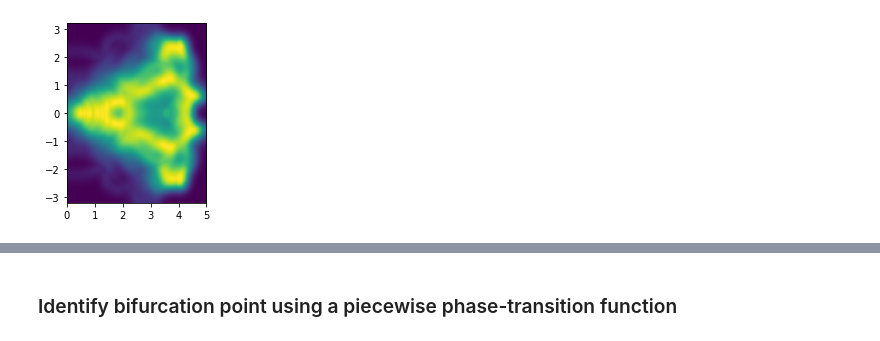
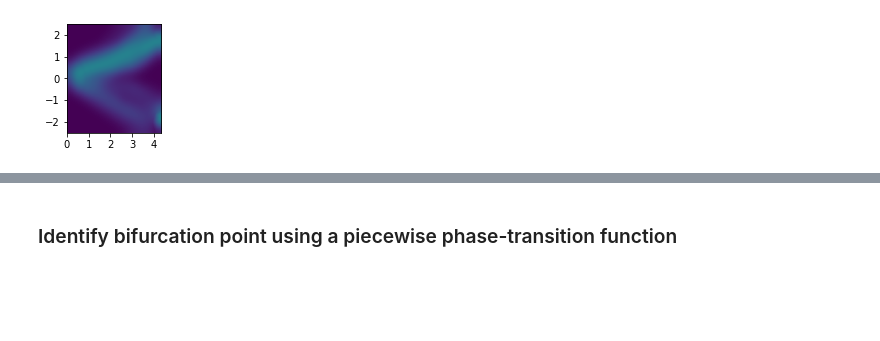
Before and after one commit to RnoB/fly-matrix, a Jupyter notebook: tracks_visualisation.ipynb, the cells around one changed output, grey strips where cells are left out. Drawn from its saved outputs; the diff is of its cells as text; code cells hidden in the pictures; blank space fills up the shorter version.

Commit message:
updated fly plots

```diff
--- a/tracks_visualisation.ipynb
+++ b/tracks_visualisation.ipynb
@@ -479,5 +479,8 @@ if nPosts == 2:
     long_events = list(np.unique(df.loc[df["t"] > 26.5, "event"]))
 else:
     long_events = list(np.unique(df.loc[df["t"] > 24.5, "event"]))
+
+df_short = df[~df["event"].isin(long_events)]
+df_long = df[df["event"].isin(long_events)]
 # %% [output]
 [interactive output not drawn]
@@ -491,7 +487,12 @@ else:
 # %%
-x2s = np.array(df2["x"])
-y2s = np.array(df2["y"])
-t2s = np.uint8(np.array(df2["t"]))
+if long_ev == False:
+    xs = np.array(df_short["x"])
+    ys = np.array(df_short["y"])
+    ts = np.uint8(np.array(df_short["t"]))
+else:
+    xs = np.array(df_long["x"])
+    ys = np.array(df_long["y"])
+    ts = np.uint8(np.array(df_long["t"]))
 
 if nPosts == 2:
     post0_x = 5.0 * np.cos(np.pi / 6)
@@ -500,9 +501,9 @@ if nPosts == 2:
     post1_x = 5.0 * np.cos(np.pi / 6)
     post1_y = 5.0 * np.sin(np.pi / 6)
 else:
-    x2s = np.concatenate((x2s, x2s))
-    y2s = np.concatenate((y2s, -y2s))
-    t2s = np.concatenate((t2s, t2s))
+    xs = np.concatenate((xs, xs))
+    ys = np.concatenate((ys, -ys))
+    ts = np.concatenate((ts, ts))
 
     post0_x = 5.0 * np.cos(2 * np.pi / 9)
     post0_y = -5.0 * np.sin(2 * np.pi / 9)
@@ -533,9 +571,9 @@ def density_map(x, y, stats=True):
     h, xedge, yedge, image = plt.hist2d(x, y, bins=nbins, normed=True, range=r)
 
     if nPosts == 2:
-        tmp_img = np.flipud(np.rot90(cv2.GaussianBlur(h, blur, 0)))
+        tmp_img = np.rot90(cv2.GaussianBlur(h, blur, 0))
     else:
-        tmp_img = np.flipud(np.rot90(cv2.GaussianBlur(h, blur, 0)))
+        tmp_img = np.rot90(cv2.GaussianBlur(h, blur, 0))
 
     tmp_img /= np.max(tmp_img)
 
@@ -552,8 +590,8 @@ for idx, t in enumerate(range(tmin, tmax - window_size)):
     window_min = t
     window_max = t + window_size
 
-    x = x2s[(t2s > window_min) & (t2s < window_max)]
-    y = y2s[(t2s > window_min) & (t2s < window_max)]
+    x = xs[(ts > window_min) & (ts < window_max)]
+    y = ys[(ts > window_min) & (ts < window_max)]
     tmp_img = density_map(x, y, stats=False)
 
     if idx == 0:
@@ -578,43 +615,41 @@ if nPosts == 2:
         plt.imshow(
             img,
             extent=[0, post0_x, post0_y, post1_y],
-            vmax=(len(np.unique(df["event"])) - len(np.unique(df2["event"])))
-            / len(np.unique(df2["event"])),
+            vmax=len(np.unique(df_long["event"])) / len(np.unique(df_short["event"])),
         )
     else:
         plt.imshow(img, extent=[0, post0_x, post0_y, post1_y])
     plt.xticks([0, 1, 2, 3, 4])
 else:
     fig, ax = plt.subplots(1, 1, figsize=(2.5, post2_x / 1))
     if long_ev == False:
         plt.imshow(
             img,
             extent=[0, post1_x, post0_y, post2_y],
-            vmax=(len(np.unique(df["event"])) - len(np.unique(df2["event"])))
-            / len(np.unique(df2["event"])),
+            vmax=len(np.unique(df_long["event"])) / len(np.unique(df_short["event"])),
         )
     else:
         plt.imshow(img, extent=[0, post1_x, post0_y, post2_y])
     plt.xticks([0, 1, 2, 3, 4, 5])
 
 if long_ev == False:
     plt.savefig(
         "/mnt/ssd1/Documents/Vivek/flyVR/fly-matrix/figures/"
         + str(nPosts)
         + "_post_direct_tracks.pdf",
         dpi=600,
         bbox_inches="tight",
     )
 else:
     plt.savefig(
         "/mnt/ssd1/Documents/Vivek/flyVR/fly-matrix/figures/"
         + str(nPosts)
         + "_post_bifurcation_tracks.pdf",
         dpi=600,
         bbox_inches="tight",
     )
 # %% [output]
-[figure, old version]
+[figure, new version]
 [interactive output not drawn]
 # %% [markdown]
 ### Identify bifurcation point using a piecewise phase-transition function
```
Also changed, not shown: parts of 10 cells of this notebook, 10 other files.
